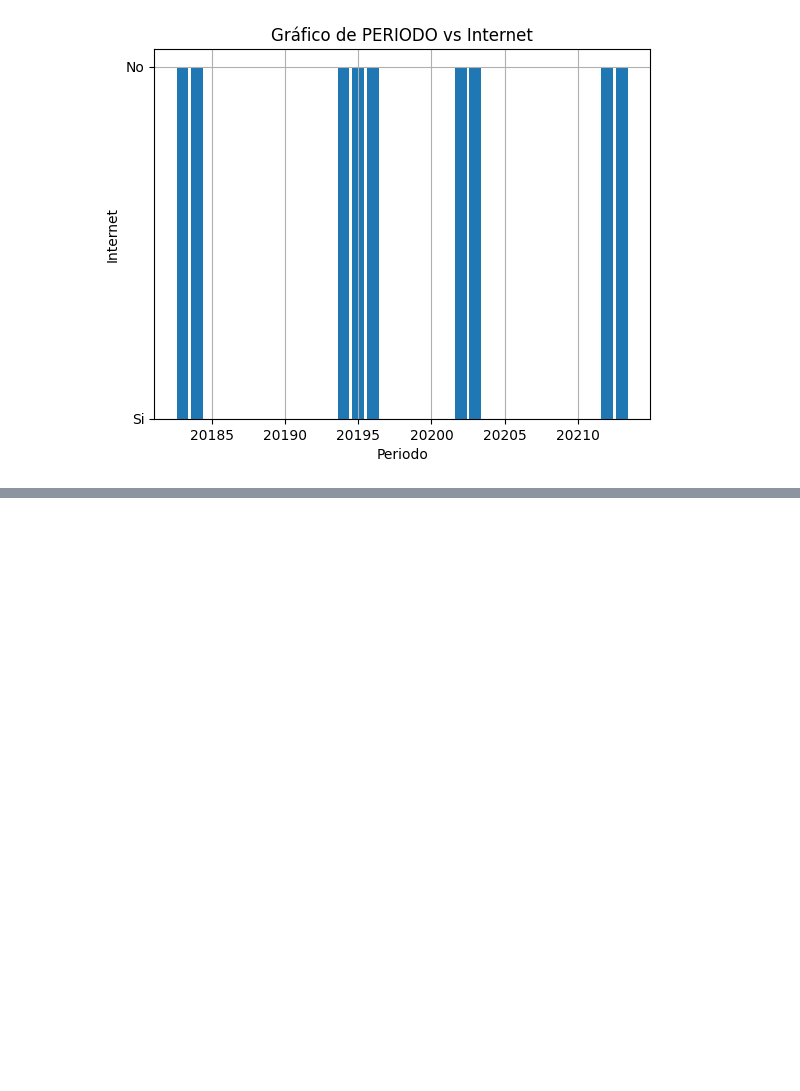
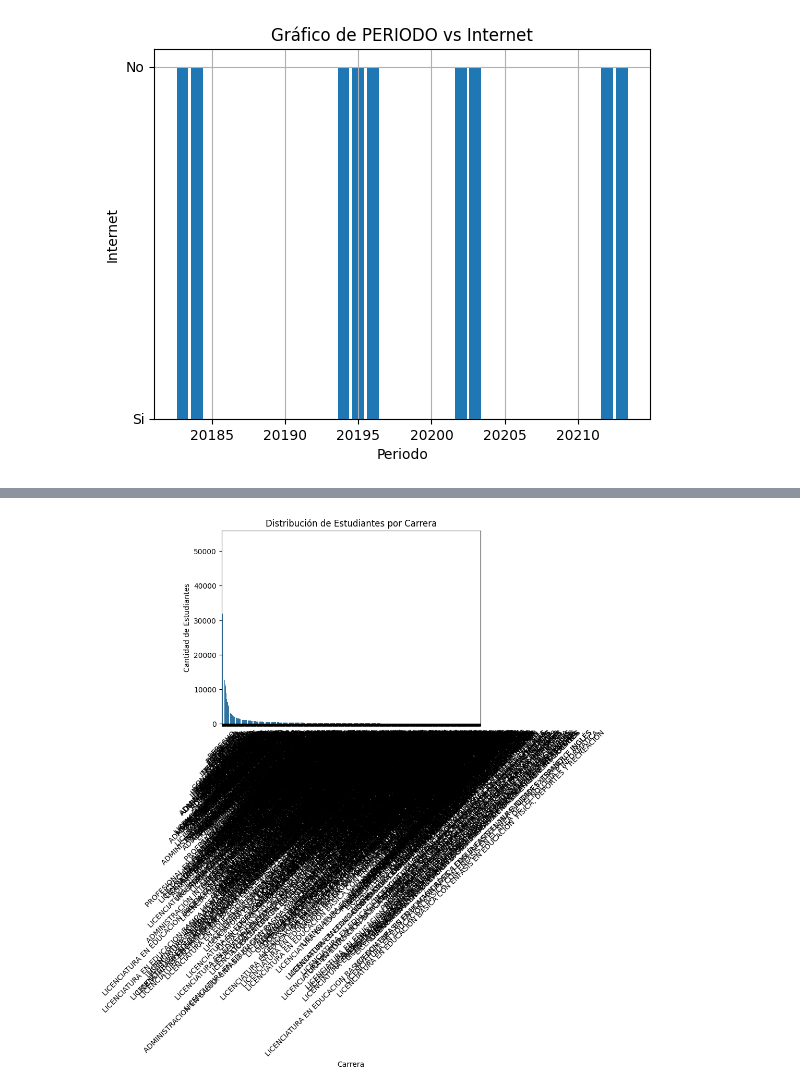
Before and after one commit to AlejandroBecerraAcevedo/modelPredictPrebaSaber, a Jupyter notebook: 01 - exploración.ipynb, the cells around one changed output, grey strips where cells are left out. Saved outputs shown, nothing was run; the diff lists cells and outputs as text; code cells hidden in the pictures; blank space fills up the shorter version.

```diff
--- a/01 - exploración.ipynb
+++ b/01 - exploración.ipynb
@@ -149,0 +169,21 @@ plt.show()
+# %%
+
+# Calcular el conteo de estudiantes por carrera
+conteo_por_carrera = df['ESTU_PRGM_ACADEMICO'].value_counts().reset_index()
+conteo_por_carrera.columns = ['ESTU_PRGM_ACADEMICO', 'Cantidad de Estudiantes']
+
+# Crear un gráfico de barras con Seaborn
+sns.barplot(data=conteo_por_carrera, x='ESTU_PRGM_ACADEMICO', y='Cantidad de Estudiantes')
+
+# Ajustar las etiquetas del eje x
+plt.xticks(rotation=45)
+
+# Agregar título y etiquetas de los ejes
+plt.title('Distribución de Estudiantes por Carrera')
+plt.xlabel('Carrera')
+plt.ylabel('Cantidad de Estudiantes')
+
+# Mostrar el gráfico
+plt.show()
+# %% [output]
+[figure, added]
```
Also changed, not shown: parts of 5 cells of this notebook.
